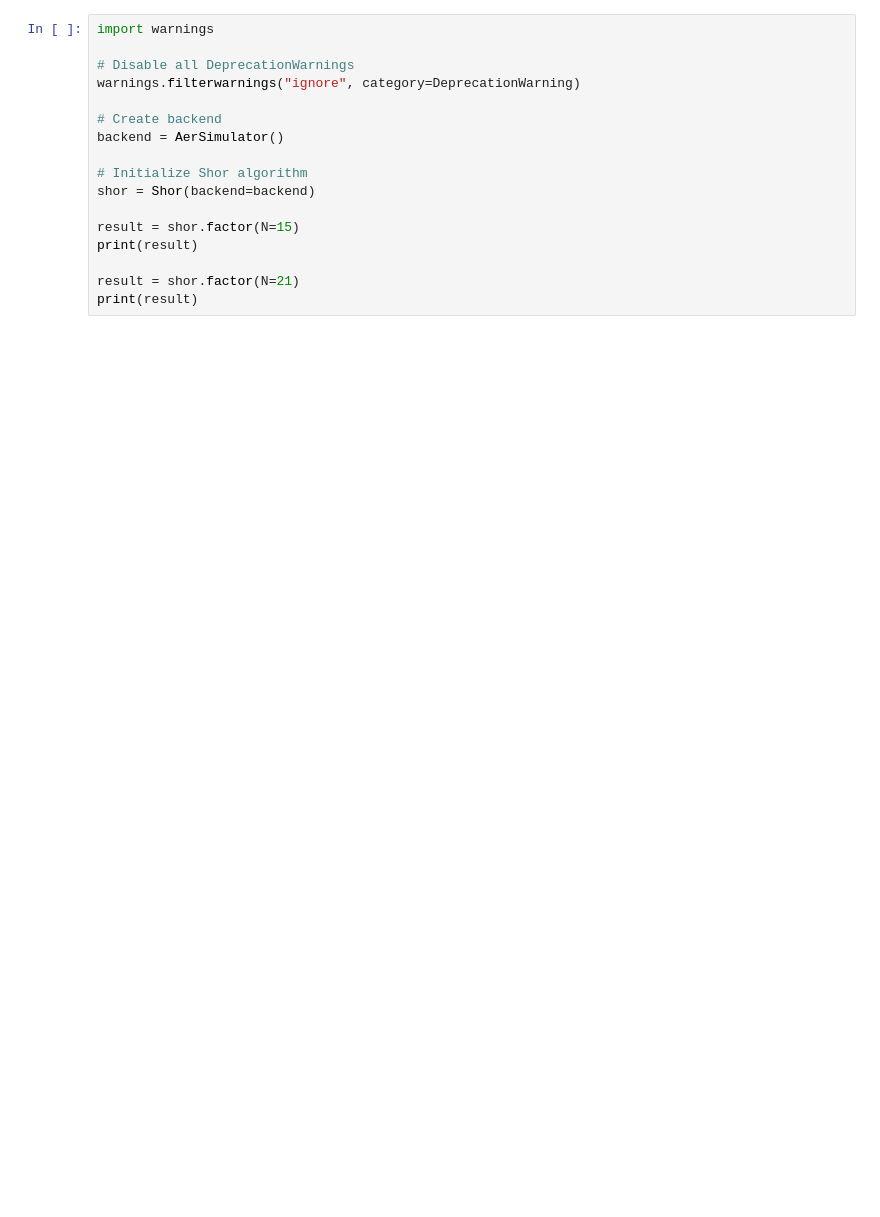
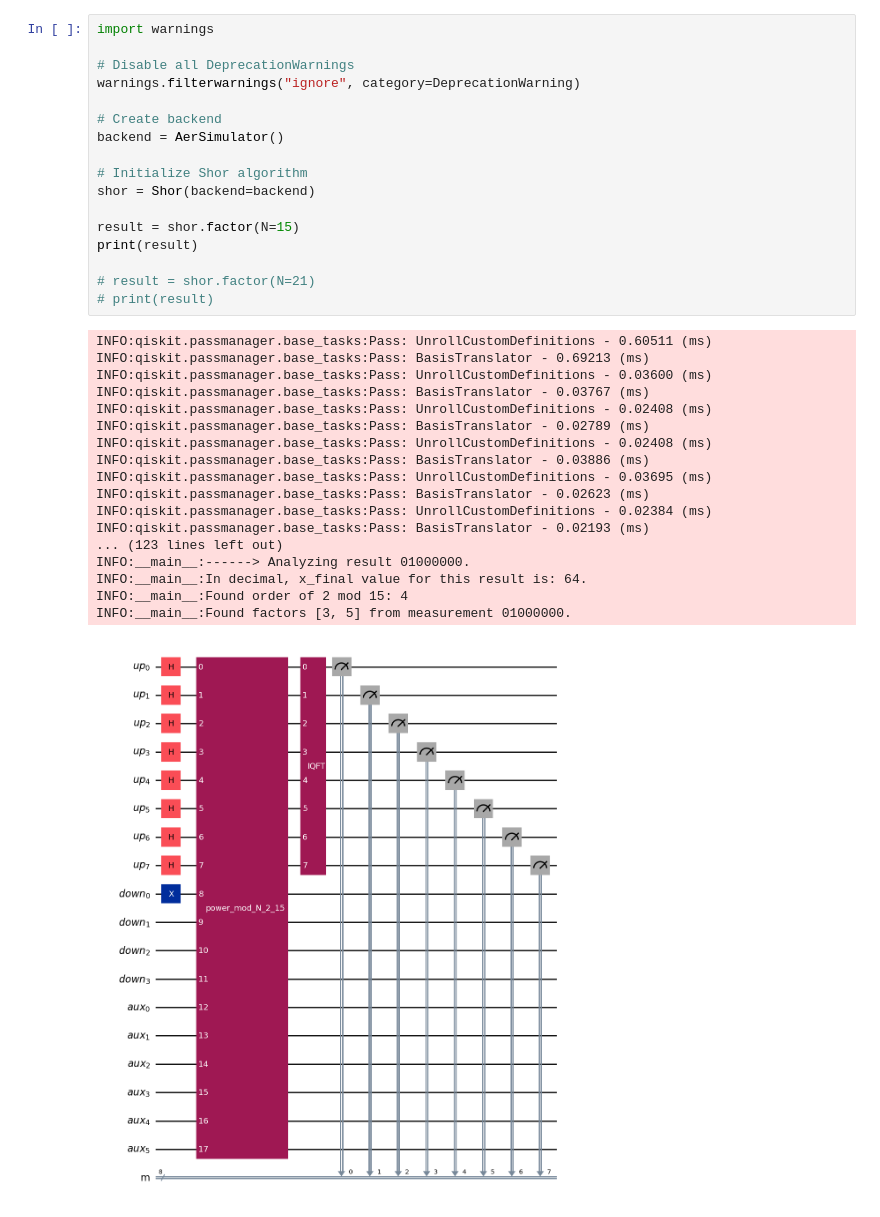
Before and after one commit to phuong0111/Quantum-computing, a Jupyter notebook: 02.Fundamentals-of-quantum-algorithms/Shor-algorithm.ipynb, the cells around one changed output. Drawn from its saved outputs; the diff is of its cells as text; blank space fills up the shorter version.

```diff
--- a/02.Fundamentals-of-quantum-algorithms/Shor-algorithm.ipynb
+++ b/02.Fundamentals-of-quantum-algorithms/Shor-algorithm.ipynb
@@ -468,17 +450,36 @@ class Shor:
 # %%
 import warnings
 
 # Disable all DeprecationWarnings
 warnings.filterwarnings("ignore", category=DeprecationWarning)
 
 # Create backend
 backend = AerSimulator()
 
 # Initialize Shor algorithm
 shor = Shor(backend=backend)
 
 result = shor.factor(N=15)
 print(result)
 
-result = shor.factor(N=21)
-print(result)
+# result = shor.factor(N=21)
+# print(result)
+# %% [output]
+INFO:qiskit.passmanager.base_tasks:Pass: UnrollCustomDefinitions - 0.60511 (ms)
+INFO:qiskit.passmanager.base_tasks:Pass: BasisTranslator - 0.69213 (ms)
+INFO:qiskit.passmanager.base_tasks:Pass: UnrollCustomDefinitions - 0.03600 (ms)
+INFO:qiskit.passmanager.base_tasks:Pass: BasisTranslator - 0.03767 (ms)
+INFO:qiskit.passmanager.base_tasks:Pass: UnrollCustomDefinitions - 0.02408 (ms)
+INFO:qiskit.passmanager.base_tasks:Pass: BasisTranslator - 0.02789 (ms)
+INFO:qiskit.passmanager.base_tasks:Pass: UnrollCustomDefinitions - 0.02408 (ms)
+INFO:qiskit.passmanager.base_tasks:Pass: BasisTranslator - 0.03886 (ms)
+INFO:qiskit.passmanager.base_tasks:Pass: UnrollCustomDefinitions - 0.03695 (ms)
+INFO:qiskit.passmanager.base_tasks:Pass: BasisTranslator - 0.02623 (ms)
+INFO:qiskit.passmanager.base_tasks:Pass: UnrollCustomDefinitions - 0.02384 (ms)
+INFO:qiskit.passmanager.base_tasks:Pass: BasisTranslator - 0.02193 (ms)
+... (123 lines left out)
+INFO:__main__:------> Analyzing result 01000000.
+INFO:__main__:In decimal, x_final value for this result is: 64.
+INFO:__main__:Found order of 2 mod 15: 4
+INFO:__main__:Found factors [3, 5] from measurement 01000000.
+[figure, added]
```
Also changed, not shown: parts of 3 cells of this notebook, 18 other files.
